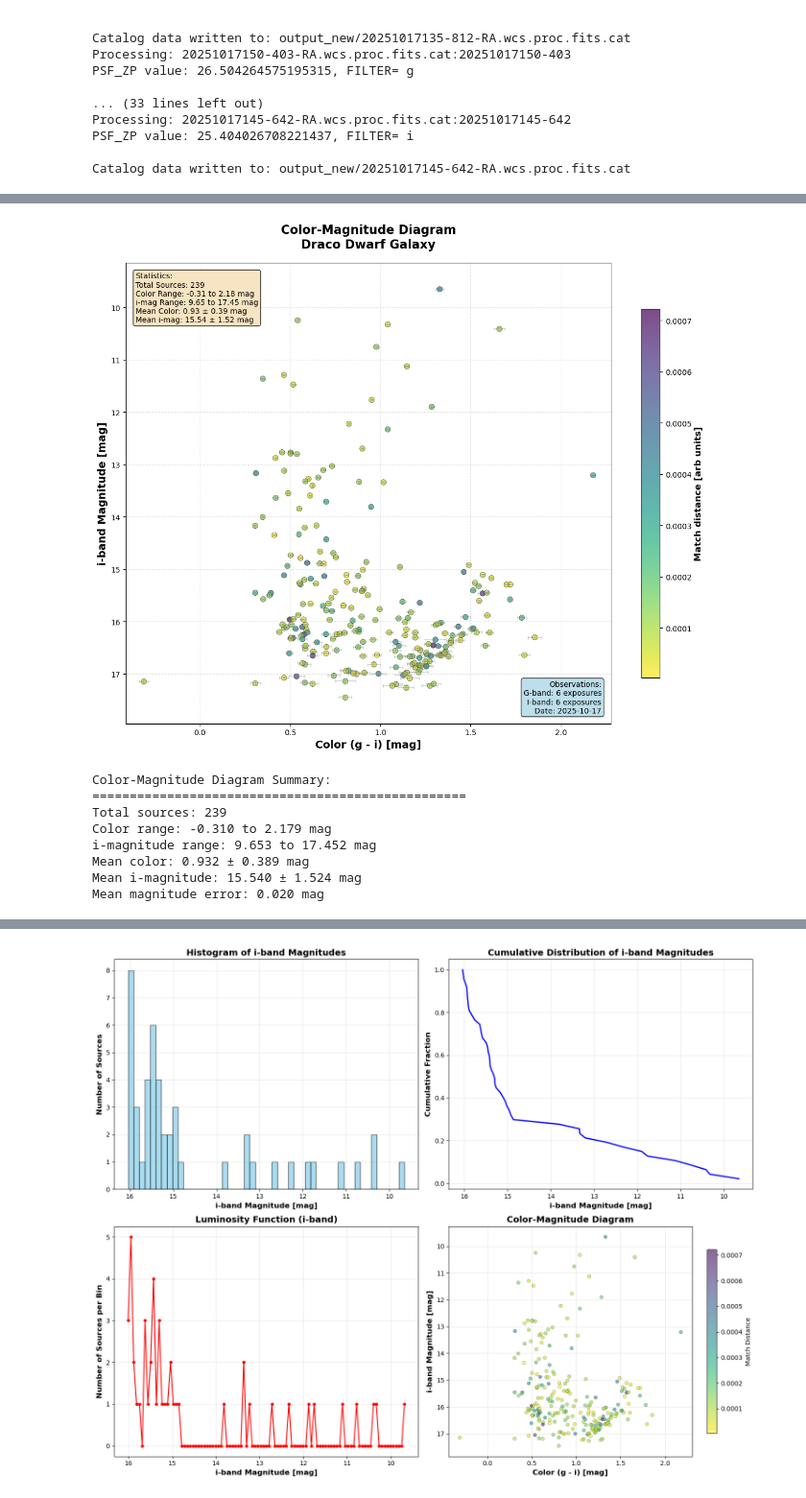
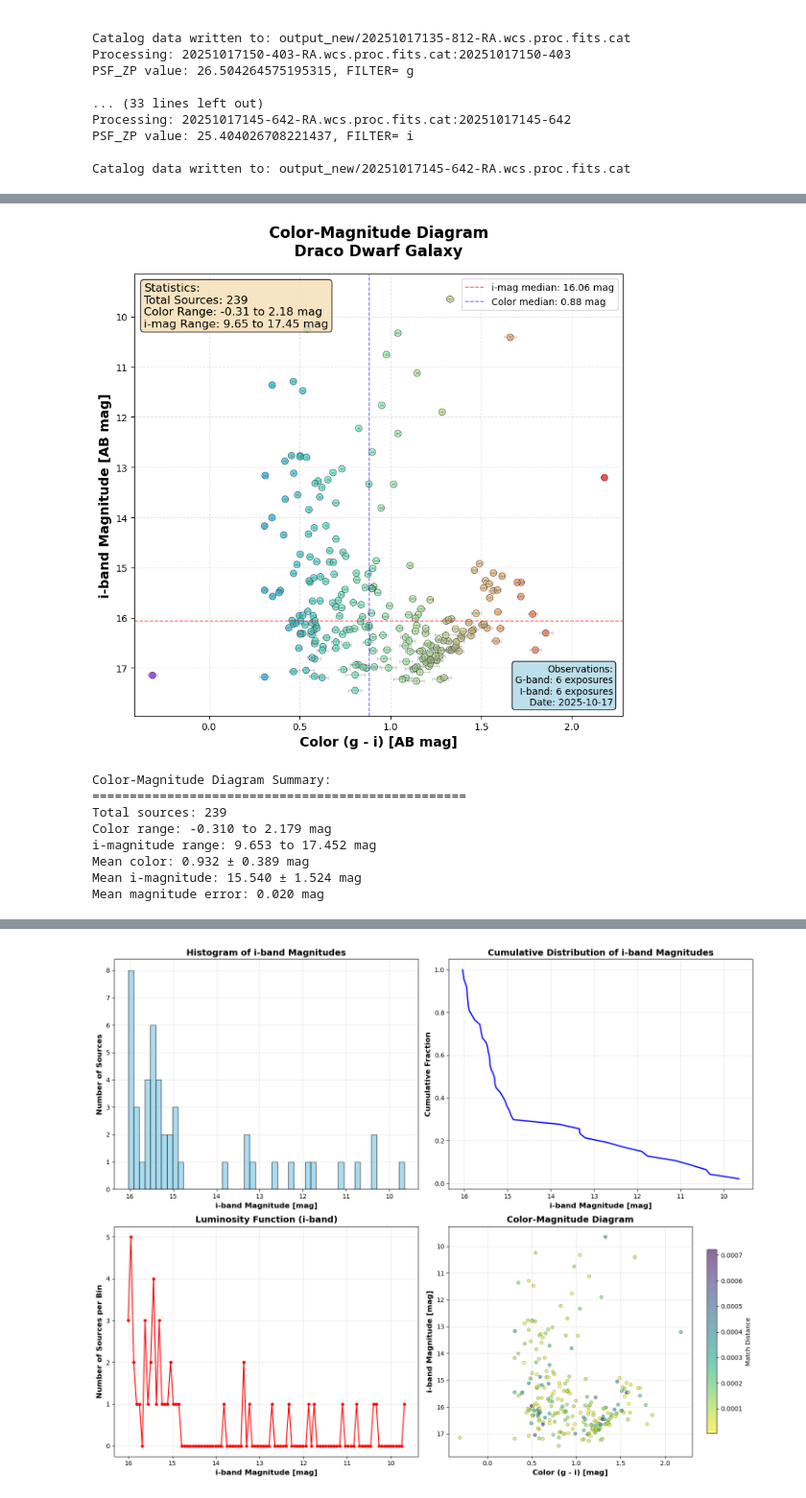
Before and after one commit to skp80286/trgb, a Jupyter notebook: exploration.ipynb, the cells around one changed output, grey strips where cells are left out. Shown at 96% size. Cells and saved outputs as stored; diff of their text form; code cells hidden in the pictures.

```diff
--- a/exploration.ipynb
+++ b/exploration.ipynb
@@ -324,8 +324,15 @@ import matplotlib.patches as mpatches
 # Load the color-magnitude data
 df = pd.read_csv('output/color_mag.csv')
 
+# TRGB stars are typically red giants, so look for red sources
+# Compute the 50th percentile (top 50%) color and magnitude thresholds, ignoring NaN/inf
+color_clean = df['color'].replace([np.inf, -np.inf], np.nan).dropna()
+color_cutoff = color_clean.quantile(0.50)
+imag_clean = df['i_mag'].replace([np.inf, -np.inf], np.nan).dropna()
+imag_cutoff = imag_clean.quantile(0.50)
+
 # Create a professional color-magnitude diagram
-fig, ax = plt.subplots(figsize=(12, 10))
+fig, ax = plt.subplots(figsize=(8, 8))
 
 # Set up the plot with proper astronomical conventions
 # In astronomy, magnitude increases downward (fainter objects are higher numbers)
@@ -333,10 +340,10 @@ fig, ax = plt.subplots(figsize=(12, 10))
 
 # Create scatter plot with error bars
 scatter = ax.scatter(df['color'], df['i_mag'],
-                    c=df['match_distance'],
+                    c=df['color'],
                     s=50,
                     alpha=0.7,
-                    cmap='viridis_r',
+                    cmap='rainbow',
                     edgecolors='black',
                     linewidth=0.5)
 
@@ -349,9 +356,13 @@ ax.errorbar(df['color'], df['i_mag'],
            color='gray',
            capsize=2)
 
+# Add dashed lines to indicate cutoffs
+ax.axhline(y=imag_cutoff, color='red', linestyle='--', linewidth=1, alpha=0.7, label=f'i-mag median: {imag_cutoff:.2f} mag')
+ax.axvline(x=color_cutoff, color='blue', linestyle='--', linewidth=1, alpha=0.7, label=f'Color median: {color_cutoff:.2f} mag')
+
 # Customize the plot
-ax.set_xlabel('Color (g - i) [mag]', fontsize=14, fontweight='bold')
-ax.set_ylabel('i-band Magnitude [mag]', fontsize=14, fontweight='bold')
+ax.set_xlabel('Color (g - i) [AB mag]', fontsize=14, fontweight='bold')
+ax.set_ylabel('i-band Magnitude [AB mag]', fontsize=14, fontweight='bold')
 ax.set_title('Color-Magnitude Diagram\nDraco Dwarf Galaxy', fontsize=16, fontweight='bold', pad=20)
 
 # Invert y-axis (astronomical convention: brighter = lower magnitude)
@@ -365,20 +376,20 @@ ax.set_xlim(df['color'].min() - 0.1, df['color'].max() + 0.1)
 ax.set_ylim(df['i_mag'].max() + 0.5, df['i_mag'].min() - 0.5)
 
 # Add colorbar for magnitude errors
-cbar = plt.colorbar(scatter, ax=ax, shrink=0.8)
-cbar.set_label('Match distance [arb units]', fontsize=12, fontweight='bold')
+#cbar = plt.colorbar(scatter, ax=ax, shrink=0.8)
+#cbar.set_label('Color [g - i]', fontsize=12, fontweight='bold')
 
 # Add statistics text box
 stats_text = f"""Statistics:
 Total Sources: {len(df)}
 Color Range: {df['color'].min():.2f} to {df['color'].max():.2f} mag
-i-mag Range: {df['i_mag'].min():.2f} to {df['i_mag'].max():.2f} mag
-Mean Color: {df['color'].mean():.2f} ± {df['color'].std():.2f} mag
-Mean i-mag: {df['i_mag'].mean():.2f} ± {df['i_mag'].std():.2f} mag"""
+i-mag Range: {df['i_mag'].min():.2f} to {df['i_mag'].max():.2f} mag"""
+#Mean Color: {df['color'].mean():.2f} ± {df['color'].std():.2f} mag
+#Mean i-mag: {df['i_mag'].mean():.2f} ± {df['i_mag'].std():.2f} mag"""
 
 # Add text box with statistics
 props = dict(boxstyle='round', facecolor='wheat', alpha=0.8)
-ax.text(0.02, 0.98, stats_text, transform=ax.transAxes, fontsize=10,
+ax.text(0.02, 0.98, stats_text, transform=ax.transAxes, fontsize=12,
         verticalalignment='top', bbox=props)
 
 # Add observation details
@@ -391,6 +402,7 @@ ax.text(0.98, 0.02, obs_text, transform=ax.transAxes, fontsize=10,
         verticalalignment='bottom', horizontalalignment='right',
         bbox=dict(boxstyle='round', facecolor='lightblue', alpha=0.8))
 
+plt.legend()
 # Improve layout
 plt.tight_layout()
 
@@ -422,36 +434,36 @@ extent = [xedges[0], xedges[-1], yedges[-1], yedges[0]]  # Note: yedges inverted
 im = ax2.imshow(H.T, extent=extent, aspect='auto', cmap='Blues', alpha=0.7)
 
 # Overlay scatter plot
 ax2.scatter(df['color'], df['i_mag'],
            c='red', s=20, alpha=0.6, edgecolors='black', linewidth=0.3)
 
 # Add error bars
 ax2.errorbar(df['color'], df['i_mag'],
             xerr=df['mag_err'],
             yerr=df['mag_err'],
             fmt='none', alpha=0.3, color='gray', capsize=1)
 
-ax2.set_xlabel('Color (g - i) [mag]', fontsize=14, fontweight='bold')
-ax2.set_ylabel('i-band Magnitude [mag]', fontsize=14, fontweight='bold')
+ax2.set_xlabel('Color (g - i) [AB mag]', fontsize=14, fontweight='bold')
+ax2.set_ylabel('i-band Magnitude [AB mag]', fontsize=14, fontweight='bold')
 ax2.set_title('Color-Magnitude Diagram (Density Plot)\nDraco Dwarf Galaxy',
               fontsize=16, fontweight='bold', pad=20)
 
 # Invert y-axis
 ax2.invert_yaxis()
 
 # Add grid
 ax2.grid(True, alpha=0.3, linestyle='--')
 
 # Add colorbar for density
 cbar2 = plt.colorbar(im, ax=ax2, shrink=0.8)
 cbar2.set_label('Source Density', fontsize=12, fontweight='bold')
 
 plt.tight_layout()
 plt.savefig('output/color_magnitude_density.png', dpi=300, bbox_inches='tight')
 plt.savefig('output/color_magnitude_density.pdf', bbox_inches='tight')
 plt.show()
 # %% [output]
-[figure, old version]
+[figure, new version]
 Color-Magnitude Diagram Summary:
 ==================================================
 Total sources: 239
```
Also changed, not shown: parts of 3 cells of this notebook, 4 other files.
